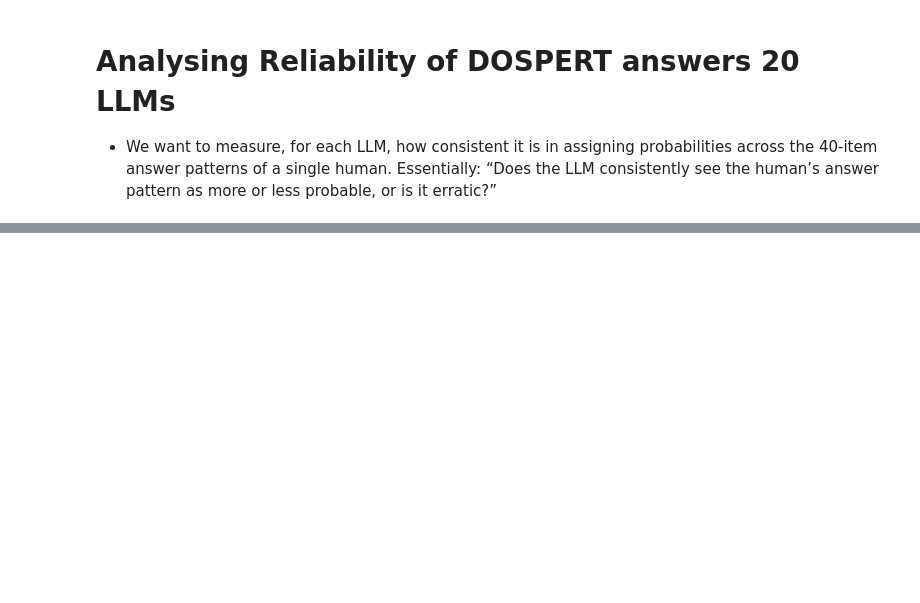
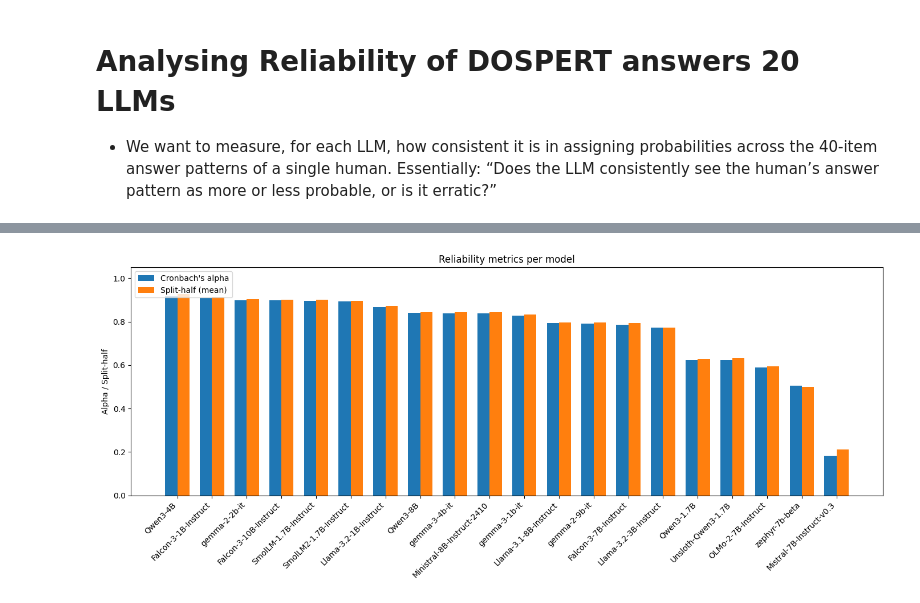
Before and after one commit to jelenameyer/LLMBehaviourGeneralizability, a Jupyter notebook: analysisScripts/survey_data_analysis/survey_data_anal.ipynb, the cells around one changed output, grey strips where cells are left out. Drawn from its saved outputs; the diff is of its cells as text; code cells hidden in the pictures; blank space fills up the shorter version.

```diff
--- a/analysisScripts/survey_data_analysis/survey_data_anal.ipynb
+++ b/analysisScripts/survey_data_analysis/survey_data_anal.ipynb
@@ -95,11 +184,11 @@ def cronbach_alpha(df):
     total_var = df.sum(axis=1).var(ddof=1)
     return (k / (k - 1)) * (1 - item_vars.sum() / total_var)
 
-
-
 alphas = {}
 for m, sub in df_wide.groupby("model"):
     scores = sub.drop(columns=["model", "participant"])
     alpha = cronbach_alpha(scores)
-    print(f"Model {m}: alpha = {alpha:.3f}")
+    #print(f"Model {m}: alpha = {alpha:.3f}")
     alphas[m] = alpha
+
+alpha_df = pd.DataFrame(list(alphas.items()), columns=["model", "alpha"])
@@ -127,3 +194,0 @@ Model zephyr-7b-beta: alpha = 0.480
-# %%
-alpha_df = pd.DataFrame(list(alphas.items()), columns=["model_id", "alpha"])
-alpha_df
@@ -159,0 +252,3 @@ plt.show()
+# %%
+results_df = alpha_df.merge(split_df, on="model").merge(icc_df, on="model")
+results_df
@@ -159,0 +273,30 @@ plt.show()
+# %%
+# Sort models by alpha for better readability
+df_sorted = results_df.sort_values("alpha", ascending=False)
+
+x = np.arange(len(df_sorted))  # positions for models
+width = 0.35  # bar width
+
+fig, ax1 = plt.subplots(figsize=(14,6))
+
+# Bars for alpha and split-half
+ax1.bar(x - width/2, df_sorted["alpha"], width, label="Cronbach's alpha")
+ax1.bar(x + width/2, df_sorted["split_half_mean"], width, label="Split-half (mean)")
+
+ax1.set_ylabel("Alpha / Split-half")
+ax1.set_xticks(x)
+ax1.set_xticklabels(df_sorted["model"], rotation=45, ha="right")
+ax1.set_ylim(0, 1.05)
+ax1.legend(loc="upper left")
+ax1.set_title("Reliability metrics per model")
+
+# Optional: plot ICC on secondary axis
+# ax2 = ax1.twinx()
+# ax2.plot(x, df_sorted["icc"], color="red", marker="o", linestyle='-', label="ICC")
+# ax2.set_ylabel("ICC")
+# ax2.legend(loc="upper right")
+
+plt.tight_layout()
+plt.show()
+# %% [output]
+[figure, added]
```
Also changed, not shown: parts of 17 cells of this notebook, 1 other file.
